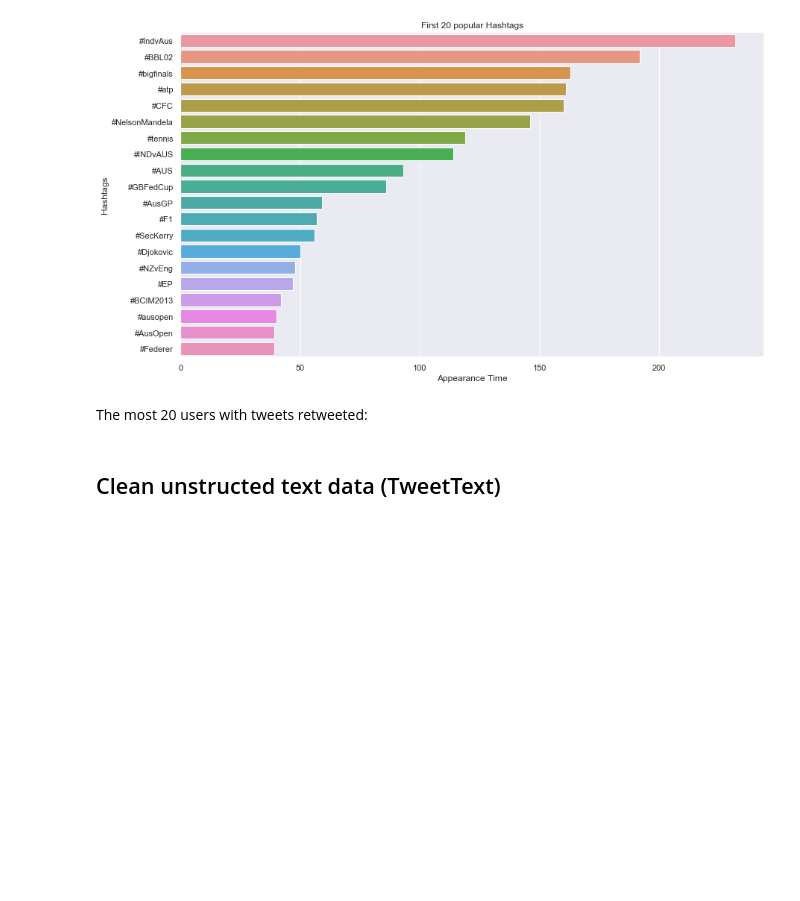
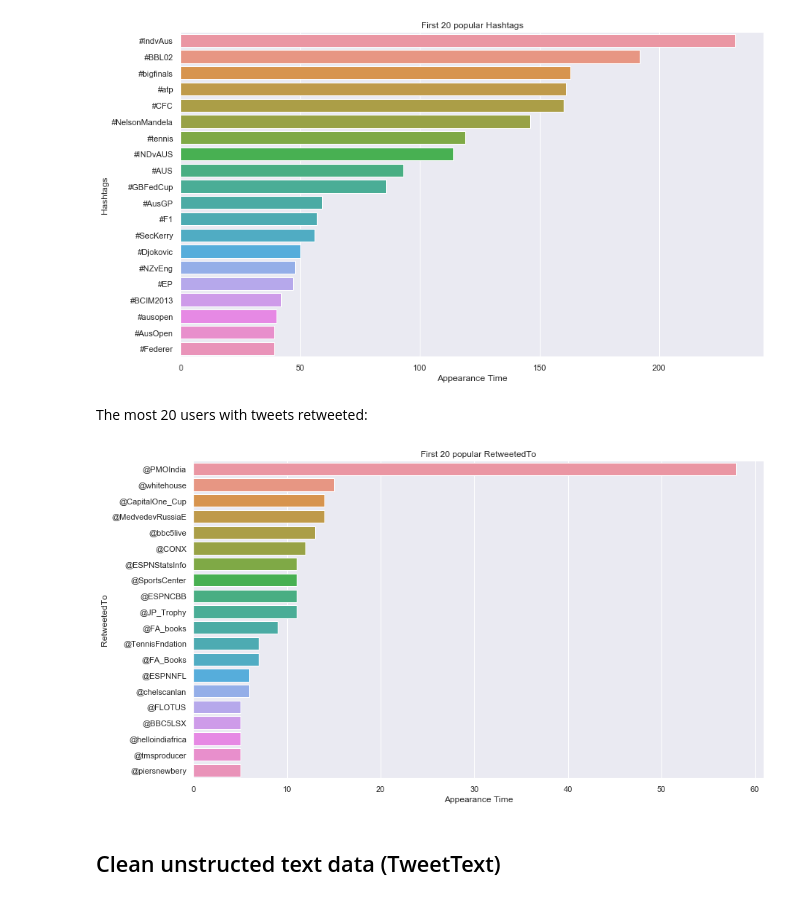
Before and after one commit to EliasBalah/tweets_topic_classification, a Jupyter notebook: main/py.ipynb, the cells around one changed output. Cells and saved outputs as stored; diff of their text form; code cells hidden in the pictures; blank space fills up the shorter version.

```diff
--- a/main/py.ipynb
+++ b/main/py.ipynb
@@ -256,6 +256,10 @@ show_popular('Hashtags', 20); plt.show()
 [figure]
 # %% [markdown]
 The most 20 users with tweets retweeted:
+# %%
+show_popular('RetweetedTo', 20); plt.show()
+# %% [output]
+[figure, added]
 # %% [markdown]
 ## Clean unstructed text data (TweetText)
 # %%
```
Also changed, not shown: parts of 5 cells of this notebook.
